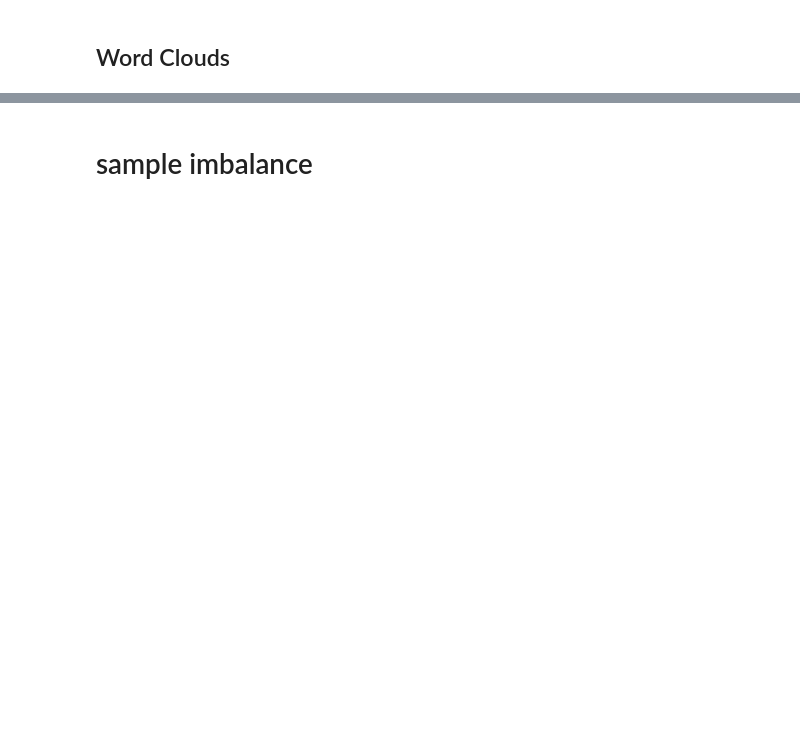
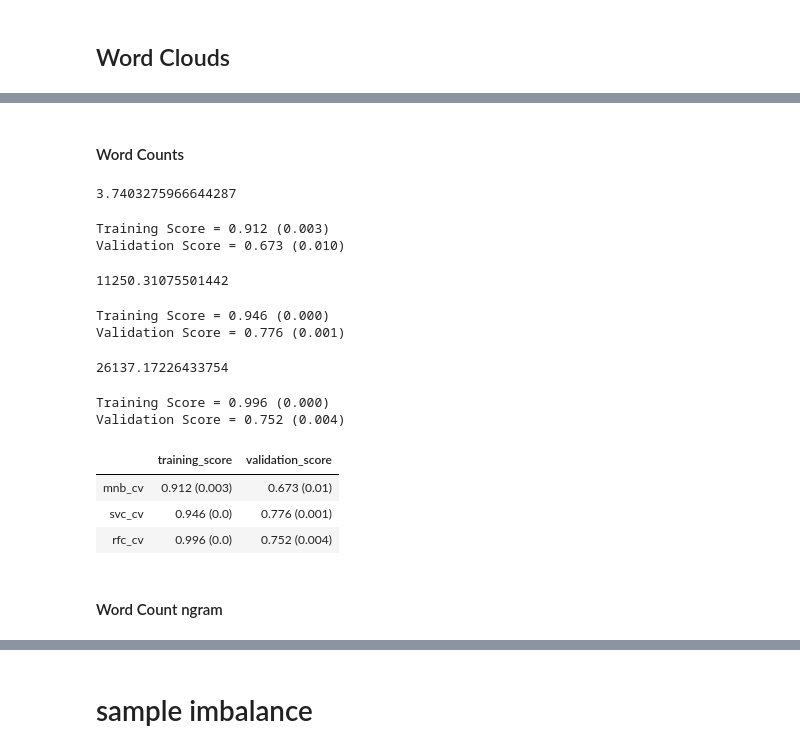
Before and after one commit to willjdew/Airline-Twitter-Sentiment, a Jupyter notebook: notebooks/Twitter_US_Airline_ Sentiment.ipynb, the cells around one changed output, grey strips where cells are left out. Cells and saved outputs as stored; diff of their text form; code cells hidden in the pictures; blank space fills up the shorter version.

```diff
--- a/notebooks/Twitter_US_Airline_ Sentiment.ipynb
+++ b/notebooks/Twitter_US_Airline_ Sentiment.ipynb
@@ -375,0 +415,2 @@ df_1.head()
+# %% [markdown]
+#### Word Counts
@@ -375,0 +425,78 @@ df_1.head()
+# %%
+t0 = time.time()
+
+clf_mnb_gridcv_cv = GridSearchCV(estimator=clf_mnb,
+                                 param_grid=mnb_hyperparameters,
+                                 scoring='f1_macro',
+                                 cv=kfold,
+                                 n_jobs=-1,
+                                 return_train_score=True)
+
+clf_mnb_gridcv_cv.fit(X_train_cv, y_train_cv)
+
+t1 = time.time()
+timeit=t1-t0
+print(timeit)
+# %% [output]
+3.7403275966644287
+# %%
+df_scores.loc['mnb_cv'] = clf_scores(clf_mnb_gridcv_cv)
+# %% [output]
+Training Score = 0.912 (0.003)
+Validation Score = 0.673 (0.010)
+# %%
+t0 = time.time()
+
+clf_svc_randcv_cv = RandomizedSearchCV(estimator=clf_svc,
+                                       param_distributions=svc_hyperparameters,
+                                       scoring='f1_weighted',
+                                       cv=kfold,
+                                       random_state=42,
+                                       n_jobs=-1,
+                                       n_iter=1000,
+                                       return_train_score=True)
+
+clf_svc_randcv_cv.fit(X_train_cv, y_train_cv)
+
+t1 = time.time()
+timeit=t1-t0
+print(timeit)
+# %% [output]
+11250.31075501442
+# %%
+df_scores.loc['svc_cv'] = clf_scores(clf_svc_randcv_cv)
+# %% [output]
+Training Score = 0.946 (0.000)
+Validation Score = 0.776 (0.001)
+# %%
+t0 = time.time()
+
+clf_randcv_rfc_cv = RandomizedSearchCV(estimator=clf_rfc,
+                                       param_distributions=rfc_hyperparameters,
+                                       scoring='f1_weighted',
+                                       cv=kfold, random_state=42,
+                                       n_jobs=-1,
+                                       n_iter=1000,
+                                       return_train_score=True)
+
+clf_randcv_rfc_cv.fit(X_train_cv, y_train_cv)
+
+t1 = time.time()
+timeit=t1-t0
+print(timeit)
+# %% [output]
+26137.17226433754
+# %%
+df_scores.loc['rfc_cv'] = clf_scores(clf_randcv_rfc_cv)
+# %% [output]
+Training Score = 0.996 (0.000)
+Validation Score = 0.752 (0.004)
+# %%
+df_scores
+# %% [output]
+|  | training_score | validation_score |
+| mnb_cv | 0.912 (0.003) | 0.673 (0.01) |
+| svc_cv | 0.946 (0.0) | 0.776 (0.001) |
+| rfc_cv | 0.996 (0.0) | 0.752 (0.004) |
+# %% [markdown]
+#### Word Count ngram
```
Also changed, not shown: parts of 132 cells of this notebook.
